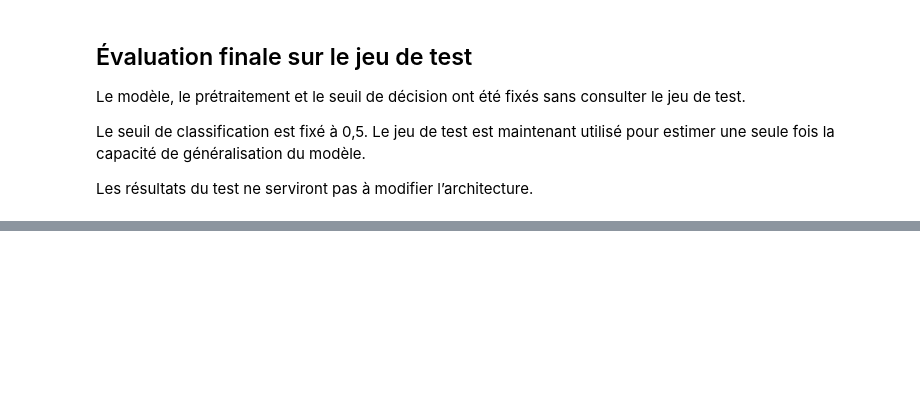
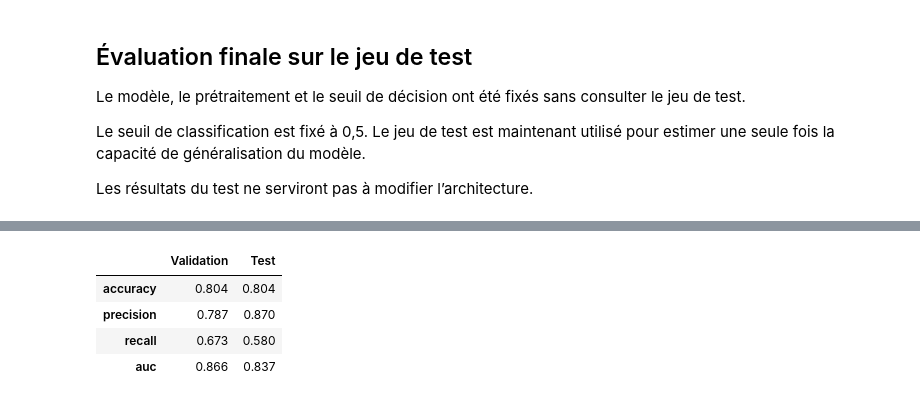
Before and after one commit to DRIOUCH96/introduction_au_deeplearning, a Jupyter notebook: brief_deep_learning.ipynb, the cells around one changed output, grey strips where cells are left out. Saved outputs shown, nothing was run; the diff lists cells and outputs as text; code cells hidden in the pictures; blank space fills up the shorter version.

```diff
--- a/brief_deep_learning.ipynb
+++ b/brief_deep_learning.ipynb
@@ -659,0 +713,25 @@ Name: Test, dtype: float64
+# %%
+comparaison = pd.DataFrame(
+    {
+        "Validation": {
+            "accuracy": resultats_validation["accuracy"],
+            "precision": resultats_validation["precision"],
+            "recall": resultats_validation["recall"],
+            "auc": resultats_validation["auc"],
+        },
+        "Test": {
+            "accuracy": metriques_test["accuracy"],
+            "precision": metriques_test["precision"],
+            "recall": metriques_test["recall"],
+            "auc": metriques_test["auc"],
+        },
+    }
+)
+
+comparaison.round(3)
+# %% [output]
+|  | Validation | Test |
+| accuracy | 0.804 | 0.804 |
+| precision | 0.787 | 0.870 |
+| recall | 0.673 | 0.580 |
+| auc | 0.866 | 0.837 |
```
Also changed, not shown: parts of 20 cells of this notebook.
